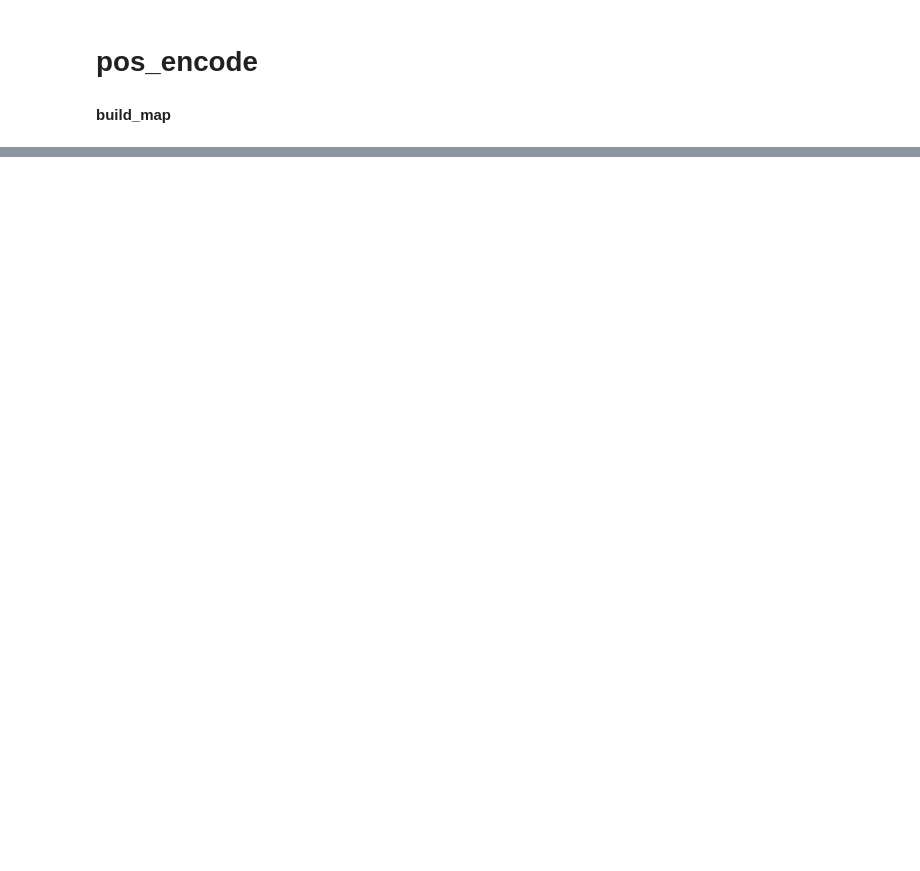
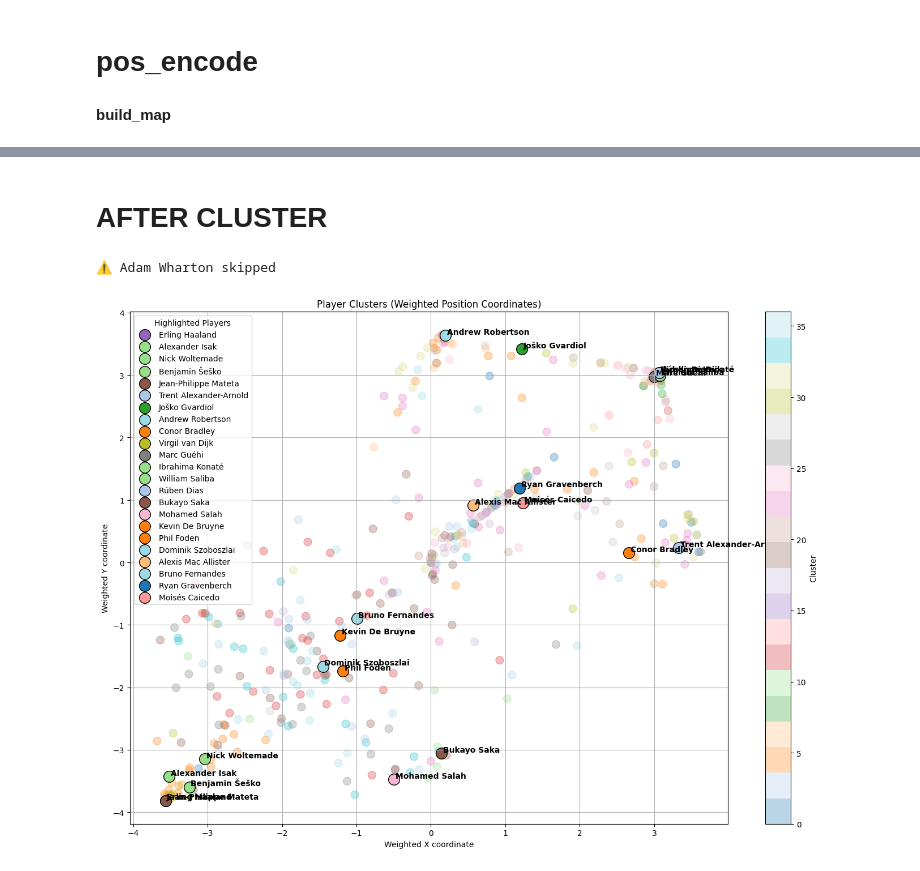
Before and after one commit to shantam98/AIcoach, a Jupyter notebook: src/notebooks/darian_code_v2.ipynb, the cells around one changed output, grey strips where cells are left out. Cells and saved outputs as stored; diff of their text form; code cells hidden in the pictures; blank space fills up the shorter version.

```diff
--- a/src/notebooks/darian_code_v2.ipynb
+++ b/src/notebooks/darian_code_v2.ipynb
@@ -1293,0 +1132,2 @@ df.to_csv("player_features_latest5.csv", index=False, encoding="utf-8-sig")
+# %% [markdown]
+# AFTER CLUSTER
@@ -1293,0 +1144,62 @@ df.to_csv("player_features_latest5.csv", index=False, encoding="utf-8-sig")
+# %%
+import matplotlib.pyplot as plt
+
+# 假设 weighted_coords 已经是每个球员的加权坐标 (x, y)
+# df_filtered['cluster'] 是聚类标签
+x = weighted_coords[:, 0]
+y = weighted_coords[:, 1]
+
+# 你提供要高亮的球员名字列表
+highlight_names = [
+    "Erling Haaland", "Alexander Isak","Nick Woltemade","Benjamin Šeško","Jean-Philippe Mateta",
+    "Trent Alexander-Arnold","Joško Gvardiol", "Andrew Robertson","Conor Bradley",
+    "Virgil van Dijk","Marc Guéhi", "Ibrahima Konaté","William Saliba", "Rúben Dias",
+    "Bukayo Saka", "Mohamed Salah",
+    "Kevin De Bruyne", "Phil Foden", "Dominik Szoboszlai", "Alexis Mac Allister",
+    "Bruno Fernandes","Ryan Gravenberch","Moisés Caicedo","Adam Wharton"]
+
+
+plt.figure(figsize=(14, 10))
+
+# 所有球员散点，半透明
+scatter = plt.scatter(x, y, c=df_filtered['cluster'], cmap='tab20', s=100, alpha=0.3)
+
+# 获取 colormap 对应 cluster 的颜色
+cmap = plt.get_cmap('tab20')
+clusters = df_filtered['cluster'].unique()
+cluster_colors = {c: cmap(c % 20) for c in clusters}
+
+# 用于高亮球员的 Legend handle 列表
+highlight_handles = []
+
+# 高亮球员
+for name in highlight_names:
+    mask = df_filtered['name'] == name
+    if mask.sum() == 0:
+        print(f"⚠️ {name} skipped")
+        continue
+    xi = x[mask][0]
+    yi = y[mask][0]
+    cluster_label = df_filtered.loc[mask, 'cluster'].values[0]
+
+    # 高亮点
+    sc = plt.scatter(xi, yi, s=200, color=cluster_colors[cluster_label], edgecolors='black')
+    plt.text(xi + 0.02, yi + 0.02, name, fontsize=10, weight='bold')
+
+    # 添加 Legend handle
+    highlight_handles.append(sc)
+
+# 添加高亮球员的单独 Legend
+plt.legend(highlight_handles, [name for name in highlight_names if df_filtered['name'].isin([name]).any()],
+           title="Highlighted Players", bbox_to_anchor=(0, 1), loc='upper left')
+
+plt.xlabel('Weighted X coordinate')
+plt.ylabel('Weighted Y coordinate')
+plt.title('Player Clusters (Weighted Position Coordinates)')
+plt.colorbar(scatter, label='Cluster')  # 保留 cluster 边栏
+plt.grid(True)
+plt.tight_layout()
+plt.show()
+# %% [output]
+⚠️ Adam Wharton skipped
+[figure, added]
```
Also changed, not shown: parts of 60 cells of this notebook, 2 other files.
